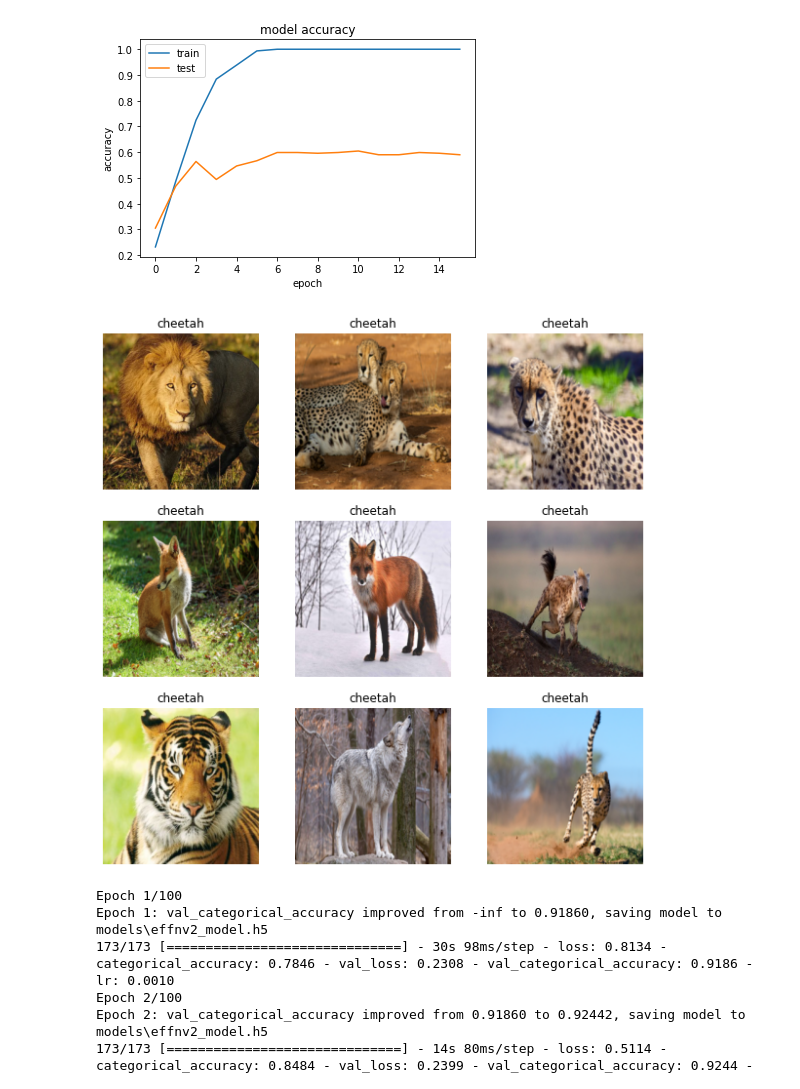
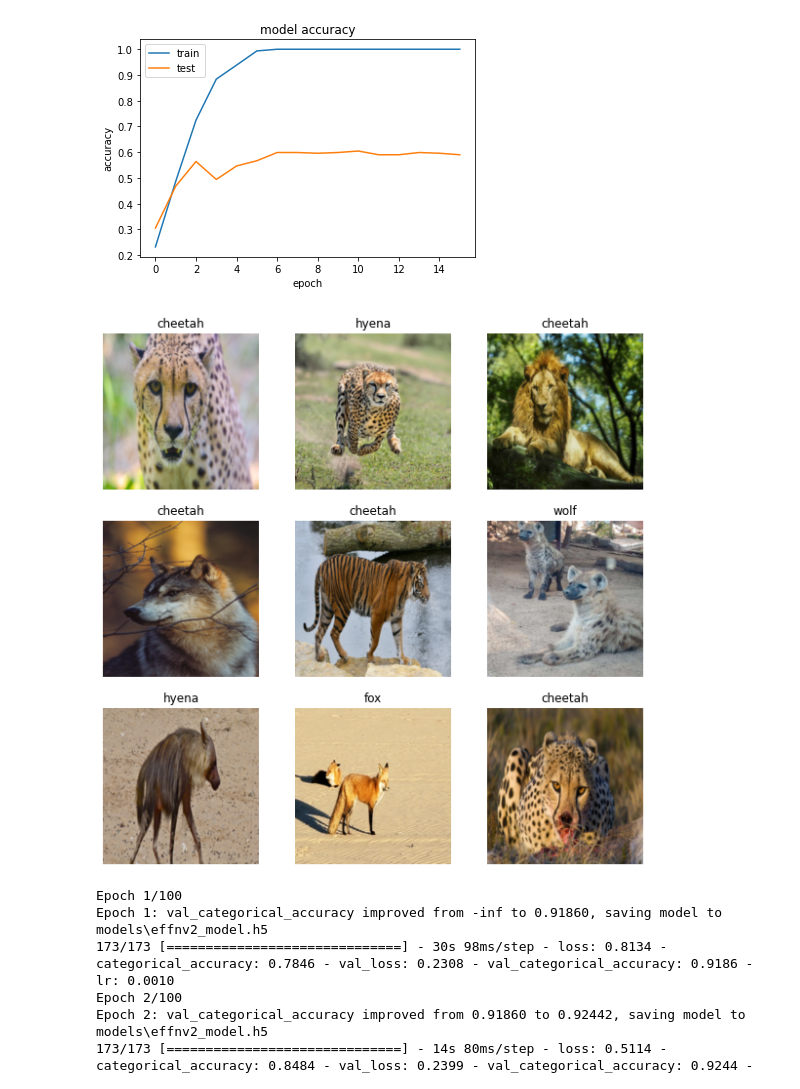
Before and after one commit to AKSHITHASINGAREDDY/Image-Classification-on-Wild-Animals-Dataset, a Jupyter notebook: code.ipynb, the cells around one changed output. Saved outputs shown, nothing was run; the diff lists cells and outputs as text; code cells hidden in the pictures.

```diff
--- a/code.ipynb
+++ b/code.ipynb
@@ -26,8 +26,8 @@ import numpy as np
 warnings.filterwarnings('ignore')
 # %%
 #variables to easily perform iterations
-image_size_to_load=128
-image_size_to_train=(512,512)
+image_size_to_load=224
+image_size_to_train=(256,256)
 #we will store all the results in each iteration in a
 results={}
 training_times={}
@@ -287,7 +290,7 @@ with tf.device('/device:GPU:1'):
     training_times['Vanilla_CNN']=end_time-start_time
 # %%
 #test the model
-y_pred=base_model.predict(X_test)
+y_pred=base_model.predict(X_test,batch_size=1)
 y_pred=np.argmax(y_pred,axis=1)
 ytest=np.argmax(y_test,axis=1)
 results['Vanilla_CNN']=accuracy_score(ytest,y_pred)
@@ -310,15 +313,15 @@ plt.show()
 # %%
 #visualize the predictions using base model
 fig = plt.figure(figsize=(10,10))
 for i in range(9):
     ax = fig.add_subplot(3,3,i+1)
     random_index = random.randint(0, len(X_test))
     img = X_test[random_index].reshape(image_size_to_train[0],image_size_to_train[1],3)
     ax.imshow(img)
-    ax.set_title(labels_to_names[np.argmax(y_pred[random_index])])
+    ax.set_title(labels_to_names[y_pred[random_index]])
     ax.axis('off')
 # %% [output]
-[figure, old version]
+[figure, new version]
 # %%
 #train the model using efficientnetv2
 tf.keras.backend.clear_session()
```
Also changed, not shown: parts of 10 cells of this notebook.
